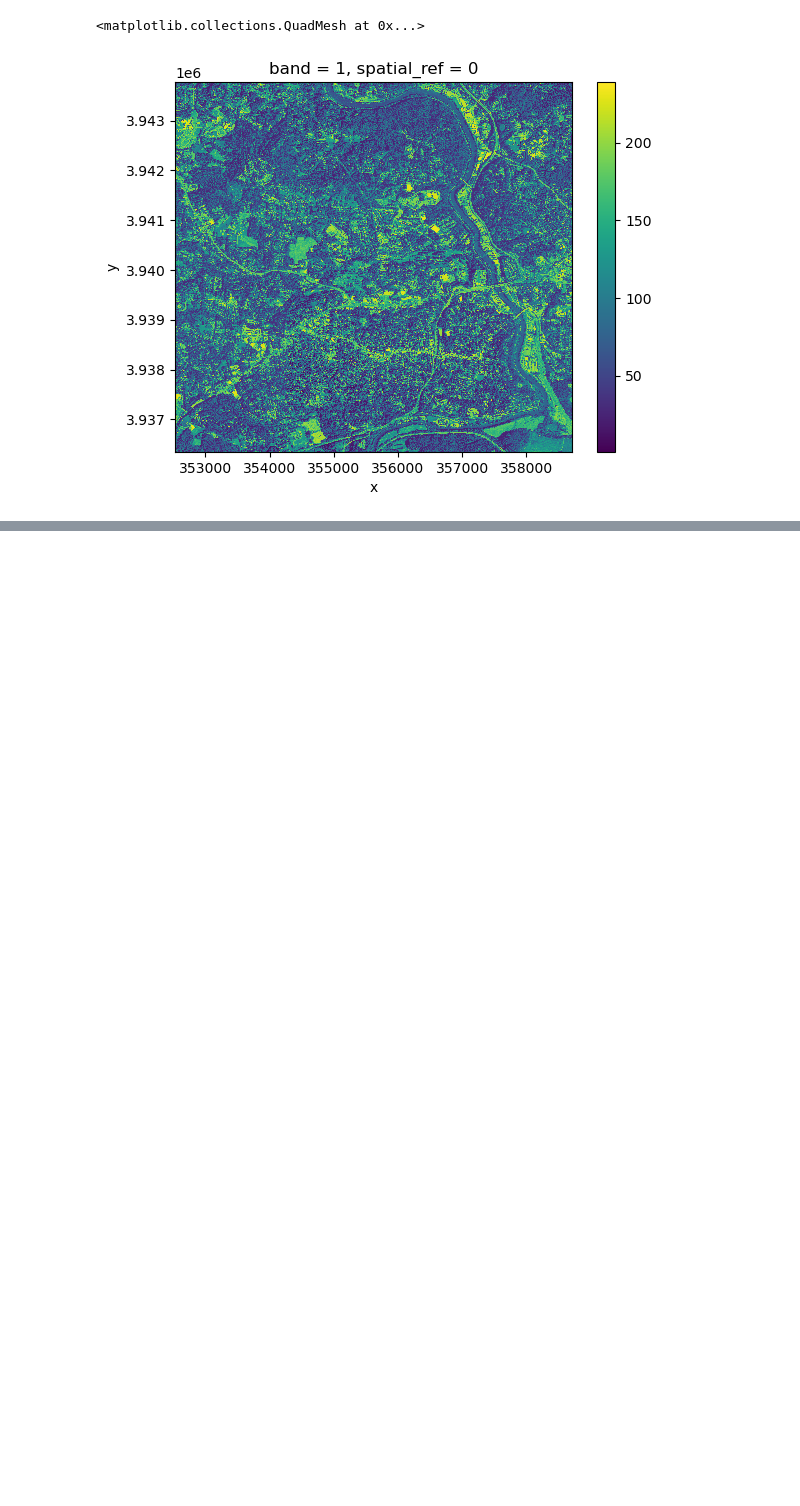
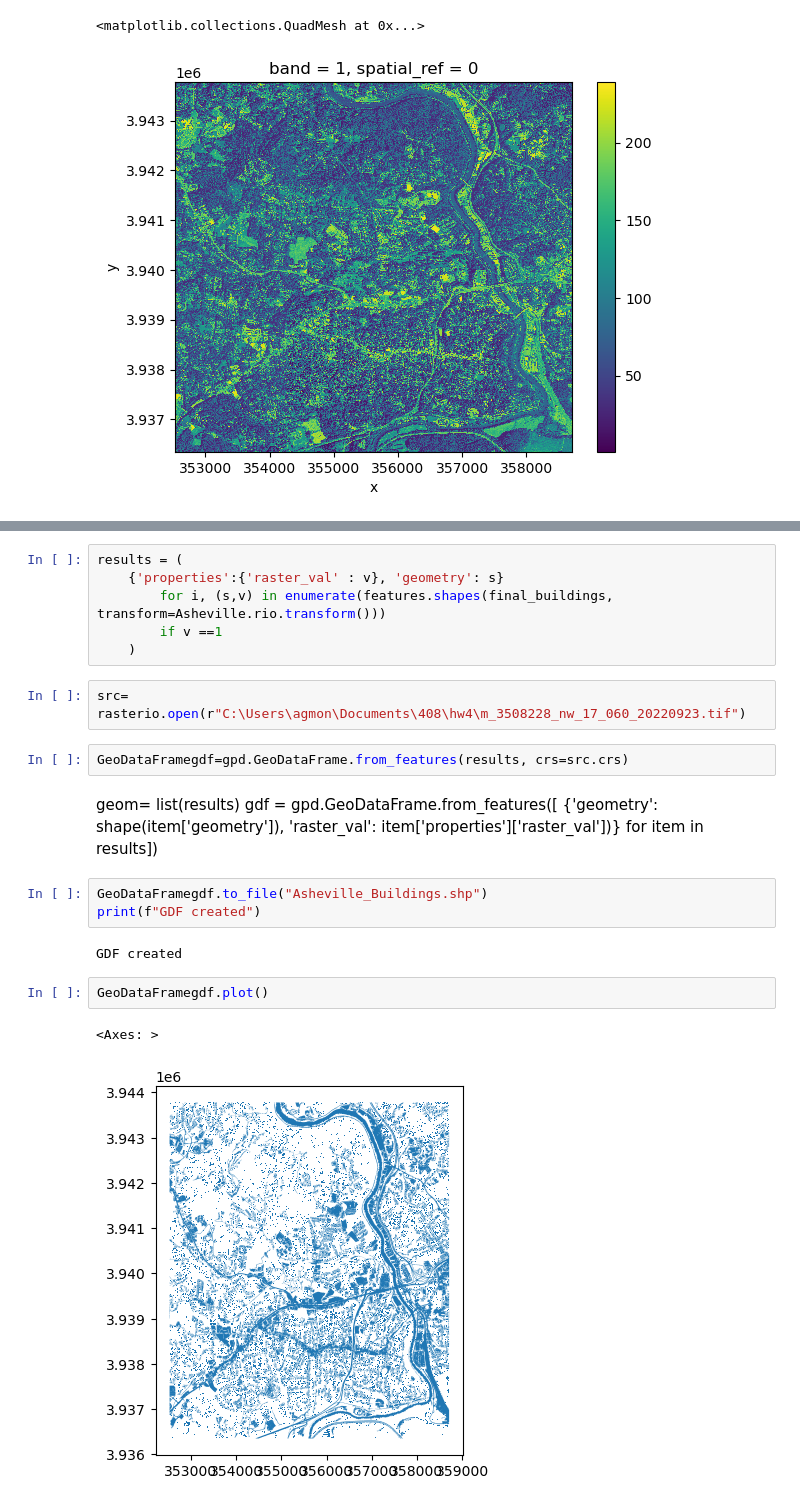
Before and after one commit to agm0047/408, a Jupyter notebook: HW_4/hw.ipynb, the cells around one changed output, grey strips where cells are left out. Saved outputs shown, nothing was run; the diff lists cells and outputs as text; blank space fills up the shorter version.

```diff
--- a/HW_4/hw.ipynb
+++ b/HW_4/hw.ipynb
@@ -29,0 +89,25 @@ Asheville[0].plot()
+# %%
+results = (
+    {'properties':{'raster_val' : v}, 'geometry': s}
+        for i, (s,v) in enumerate(features.shapes(final_buildings, transform=Asheville.rio.transform()))
+        if v ==1
+    )
+# %%
+src= rasterio.open(r"C:\Users\agmon\Documents\408\hw4\m_3508228_nw_17_060_20220923.tif")
+# %%
+GeoDataFramegdf=gpd.GeoDataFrame.from_features(results, crs=src.crs)
+# %% [markdown]
+geom= list(results)
+gdf = gpd.GeoDataFrame.from_features([
+{'geometry': shape(item['geometry']), 'raster_val': item['properties']['raster_val'])}
+for item in results])
+# %%
+GeoDataFramegdf.to_file("Asheville_Buildings.shp")
+print(f"GDF created")
+# %% [output]
+GDF created
+# %%
+GeoDataFramegdf.plot()
+# %% [output]
+<Axes: >
+[figure, added]
```
Also changed, not shown: parts of 12 cells of this notebook, 1 other file.
